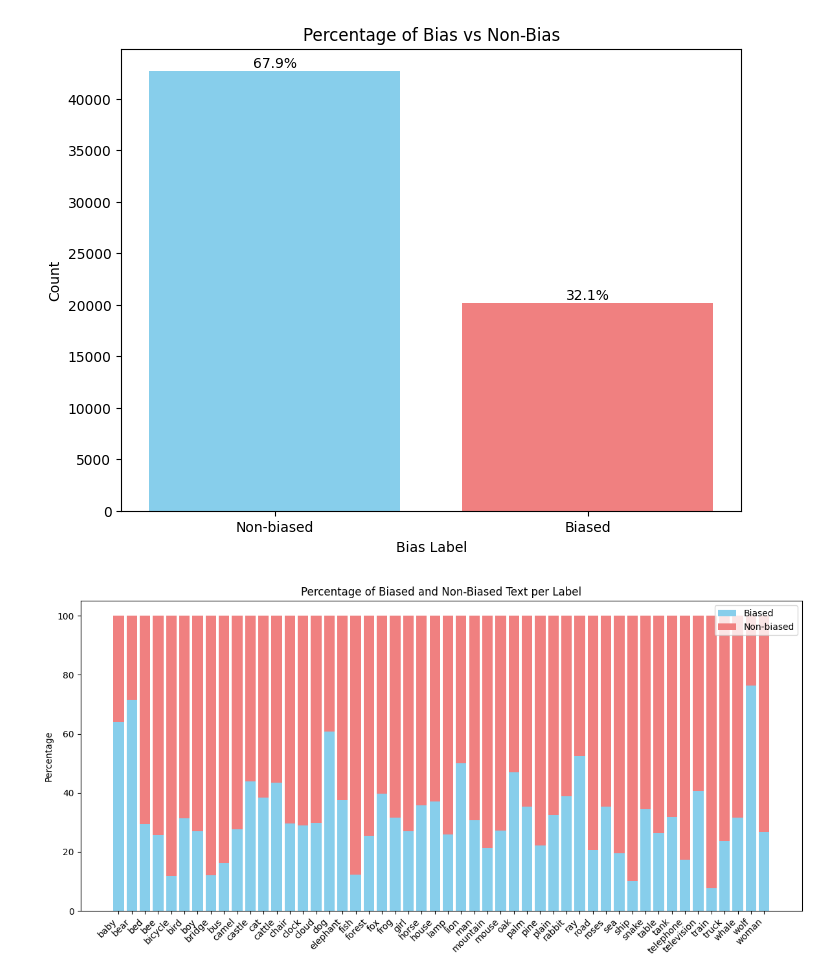
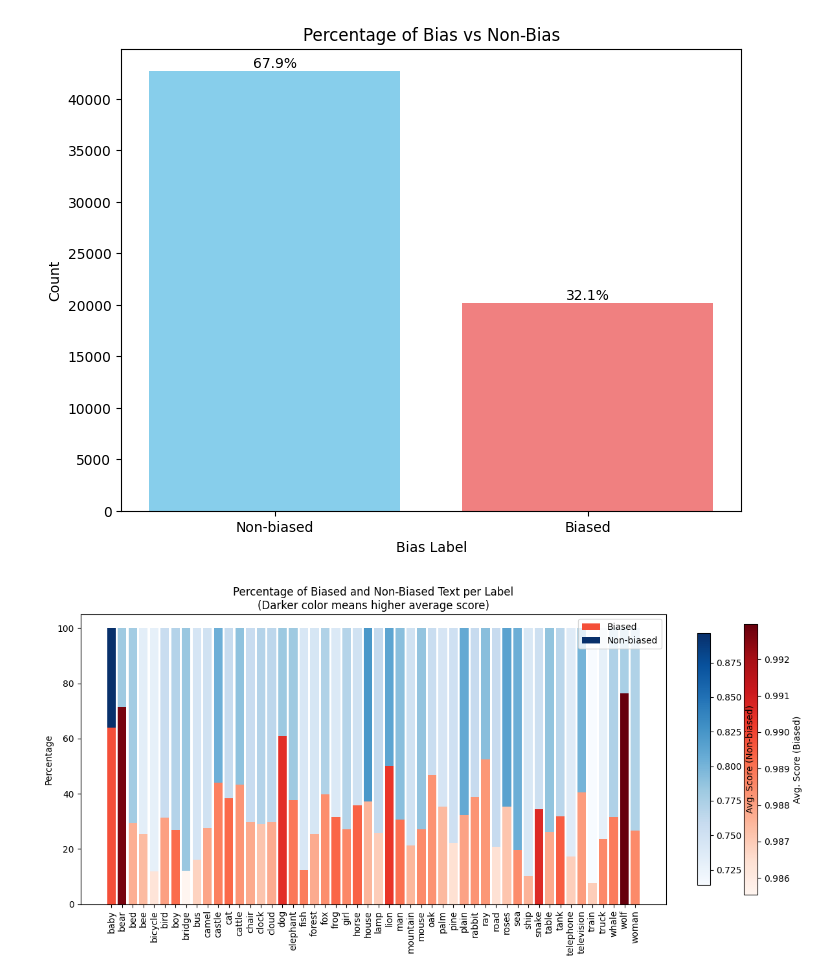
Before and after one commit to MostHumble/LUMA-unbias, a Jupyter notebook: notebooks/bias_detection.ipynb, the cells around one changed output. Saved outputs shown, nothing was run; the diff lists cells and outputs as text; code cells hidden in the pictures.

```diff
--- a/notebooks/bias_detection.ipynb
+++ b/notebooks/bias_detection.ipynb
@@ -168,44 +186,59 @@ plt.show()
 # %% [output]
 [figure]
 # %%
-import matplotlib.pyplot as plt
-import pandas as pd
-import numpy as np
-
-# Assuming data_sorted DataFrame is already loaded as in the provided code
-
-# Group data by label and bias_label
+# Group data by label and bias_label to calculate percentages and average scores
 label_bias_counts = data_sorted.groupby(['label', 'bias_label']).size().unstack(fill_value=0)
-
-# Calculate percentages
 label_bias_percentages = label_bias_counts.div(label_bias_counts.sum(axis=1), axis=0) * 100
+label_bias_scores = data_sorted.groupby(['label', 'bias_label'])['score'].mean().unstack(fill_value=0)
 
 # Plotting
 fig, ax = plt.subplots(figsize=(12, 6))  # Adjust figure size as needed
 
 labels = label_bias_percentages.index
 width = 0.8  # Width of each bar
 
-# Colors for biased and non-biased
-colors = ['skyblue', 'lightcoral']
+# Define colormaps for "Biased" and "Non-biased"
+biased_cmap = cm.get_cmap('Reds')
+non_biased_cmap = cm.get_cmap('Blues')
 
-# Loop through the labels to create a single bar per label, split by bias
+# Normalize scores for color mapping
+biased_norm = mcolors.Normalize(vmin=label_bias_scores['Biased'].min(), vmax=label_bias_scores['Biased'].max())
+non_biased_norm = mcolors.Normalize(vmin=label_bias_scores['Non-biased'].min(), vmax=label_bias_scores['Non-biased'].max())
+
+# Loop through labels to create stacked bars with color intensity based on average score
 for i, label in enumerate(labels):
     bias_percentage = label_bias_percentages.loc[label, 'Biased']
     non_bias_percentage = label_bias_percentages.loc[label, 'Non-biased']
 
-    # Stacked bar: bottom of the bar starts at 0 for "Biased" and at the height of "Biased" for "Non-biased"
-    ax.bar(i, bias_percentage, width, label='Biased' if i == 0 else "", color=colors[0])
-    ax.bar(i, non_bias_percentage, width, bottom=bias_percentage, label='Non-biased' if i == 0 else "", color=colors[1])
+    # Average scores
+    bias_score = label_bias_scores.loc[label, 'Biased']
+    non_bias_score = label_bias_scores.loc[label, 'Non-biased']
+
+    # Determine colors based on average scores
+    bias_color = biased_cmap(biased_norm(bias_score))
+    non_bias_color = non_biased_cmap(non_biased_norm(non_bias_score))
+
+    # Stacked bars
+    ax.bar(i, bias_percentage, width, color=bias_color, label='Biased' if i == 0 else "")
+    ax.bar(i, non_bias_percentage, width, bottom=bias_percentage, color=non_bias_color, label='Non-biased' if i == 0 else "")
 
 # Set x-ticks and labels
 ax.set_xticks(range(len(labels)))
-ax.set_xticklabels(labels, rotation=45, ha='right')
+ax.set_xticklabels(labels, rotation=90)
 ax.set_ylabel('Percentage')
-ax.set_title('Percentage of Biased and Non-Biased Text per Label')
+ax.set_title('Percentage of Biased and Non-Biased Text per Label\n(Darker color means higher average score)')
 ax.legend()
+
+# Add colorbars to explain color intensity
+sm_biased = cm.ScalarMappable(cmap=biased_cmap, norm=biased_norm)
+sm_non_biased = cm.ScalarMappable(cmap=non_biased_cmap, norm=non_biased_norm)
+sm_biased.set_array([])
+sm_non_biased.set_array([])
+
+cbar_biased = plt.colorbar(sm_biased, ax=ax, fraction=0.02, label='Avg. Score (Biased)')
+cbar_non_biased = plt.colorbar(sm_non_biased, ax=ax, fraction=0.02, label='Avg. Score (Non-biased)')
 
 plt.tight_layout()
 plt.show()
 # %% [output]
-[figure, old version]
+[figure, new version]
```
Also changed, not shown: parts of 25 cells of this notebook.
